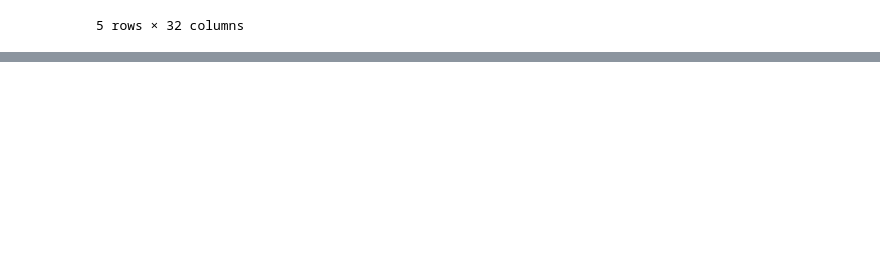
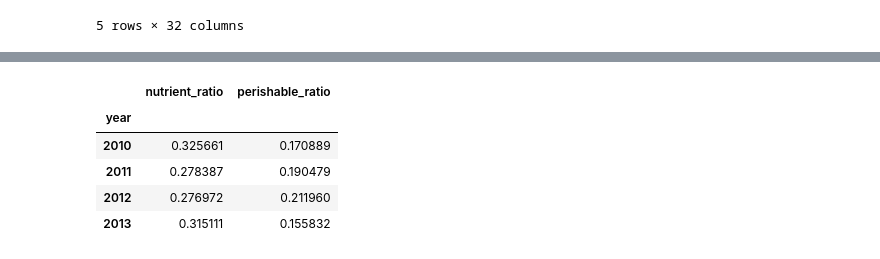
Before and after one commit to ian-whitestone/gift-the-code, a Jupyter notebook: data_import_test.ipynb, the cells around one changed output, grey strips where cells are left out. Cells and saved outputs as stored; diff of their text form; code cells hidden in the pictures; blank space fills up the shorter version.

```diff
--- a/data_import_test.ipynb
+++ b/data_import_test.ipynb
@@ -224,3 +221,12 @@ memory usage: 15.2+ MB
+# %%
+grouped_df.groupby(['year']).agg({'perishable_ratio':np.mean,'nutrient_ratio':np.mean})
+# %% [output]
+|  | nutrient_ratio | perishable_ratio |
+| year |  |  |
+| 2010 | 0.325661 | 0.170889 |
+| 2011 | 0.278387 | 0.190479 |
+| 2012 | 0.276972 | 0.211960 |
+| 2013 | 0.315111 | 0.155832 |
 # %%
 ##group by year,postal_code
 
```
Also changed, not shown: parts of 6 cells of this notebook, 5 other files.
